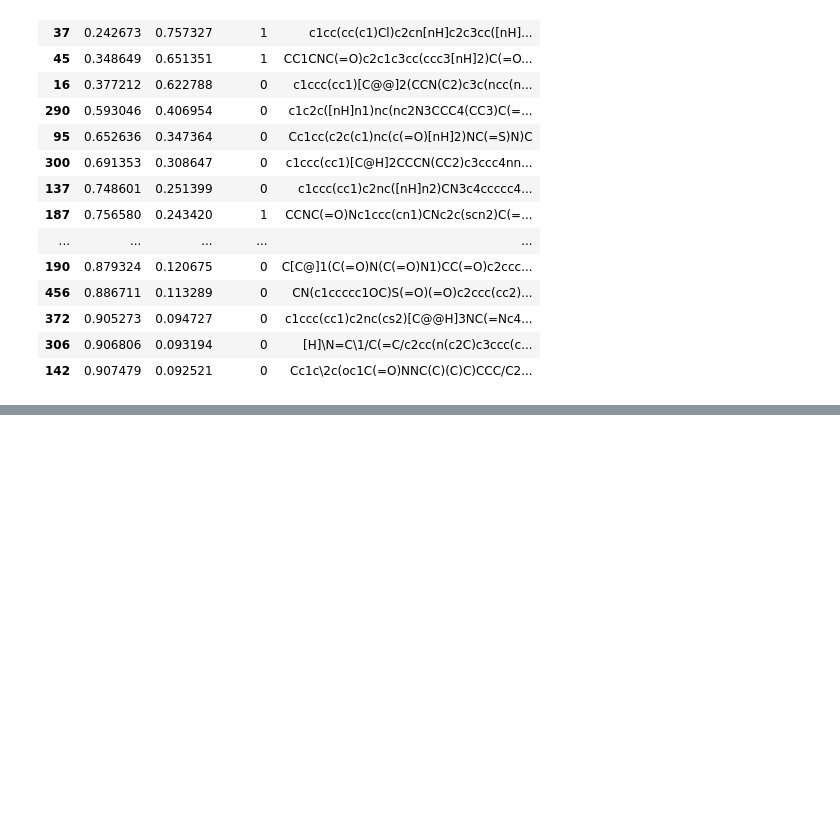
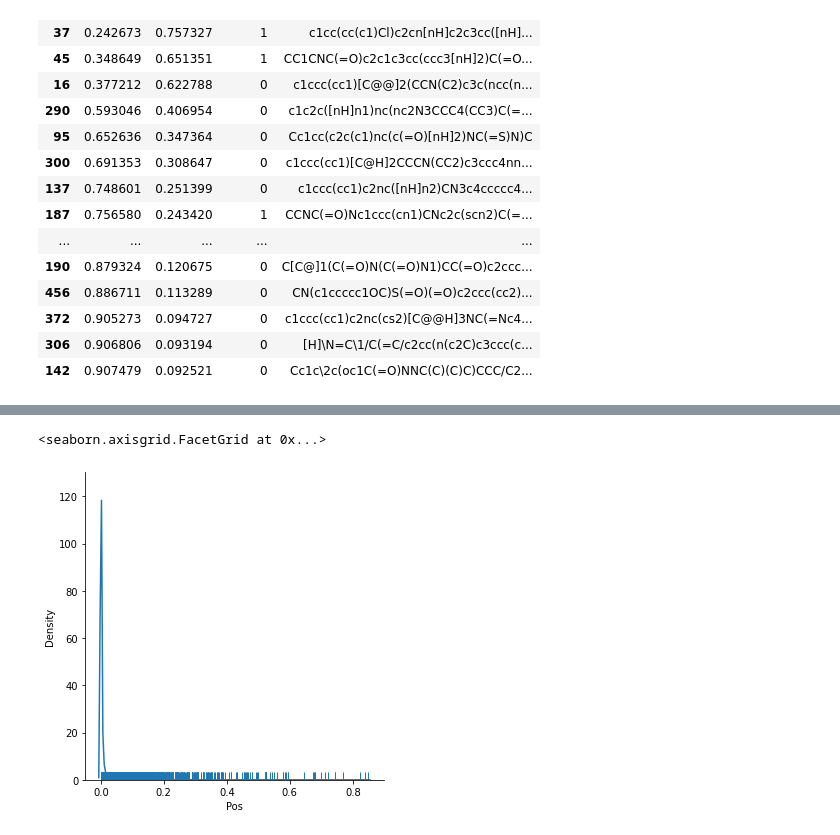
Before and after one commit to qli111/QSAR-COVID-19, a Jupyter notebook: Virtual_Screening_02.ipynb, the cells around one changed output, grey strips where cells are left out. Saved outputs shown, nothing was run; the diff lists cells and outputs as text; code cells hidden in the pictures; blank space fills up the shorter version.

```diff
--- a/Virtual_Screening_02.ipynb
+++ b/Virtual_Screening_02.ipynb
@@ -177,0 +284,13 @@ NotImplementedError: ignored
+# %%
+loader = dc.data.CSVLoader(tasks=['Val'], feature_field="SMILES", featurizer=featurizer)
+# %%
+dataset = loader.create_dataset(infile_name, shard_size=8192)
+# %%
+pred = model.predict(dataset)
+# %%
+pred_df = pd.DataFrame([x.flatten() for x in pred],columns=["Neg","Pos"])
+# %%
+sns.displot(x=pred_df.Pos,kind="kde",rug=True)
+# %% [output]
+<seaborn.axisgrid.FacetGrid at 0x...>
+[figure, added]
```
Also changed, not shown: parts of 34 cells of this notebook.
